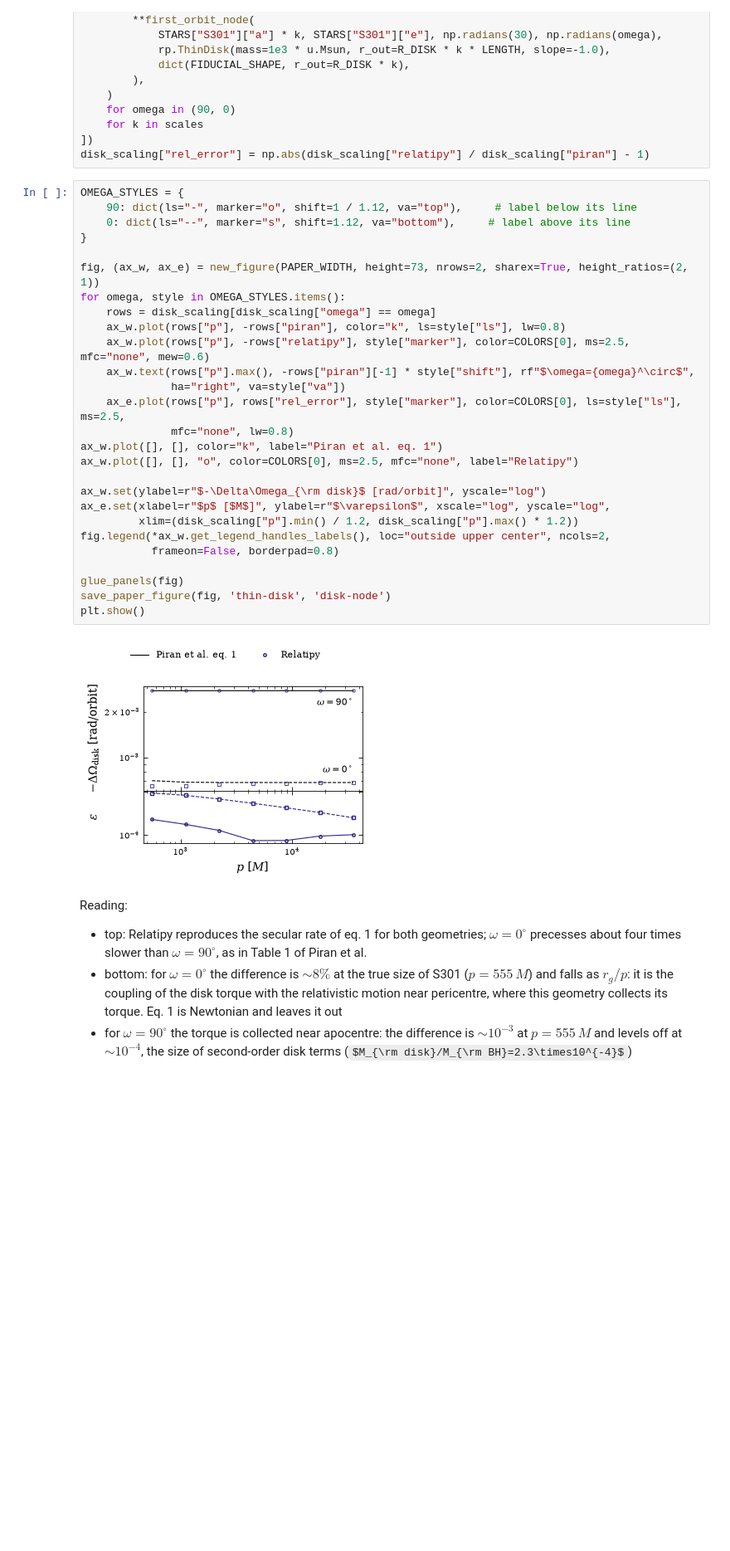
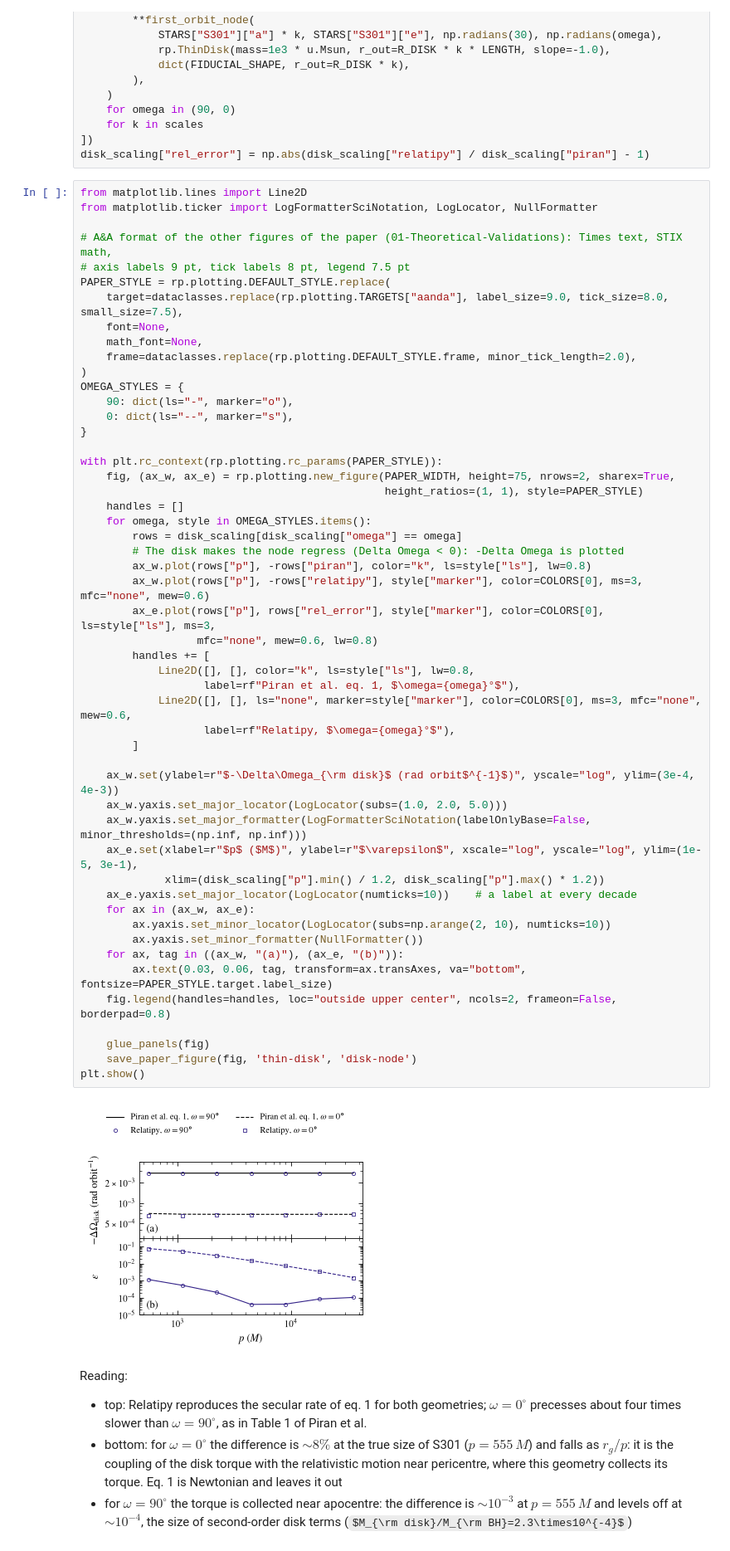
Before and after one commit to lldddv2/relatipy, a Jupyter notebook: docs/validation/02-Kerr-Thin-Disk-Extras.ipynb, the cells around one changed output. Shown at 83% size. Drawn from its saved outputs; the diff is of its cells as text; some formulas as TeX source; blank space fills up the shorter version.

```diff
--- a/docs/validation/02-Kerr-Thin-Disk-Extras.ipynb
+++ b/docs/validation/02-Kerr-Thin-Disk-Extras.ipynb
@@ -781,34 +781,58 @@ disk_scaling = Table(rows=[
 ])
 disk_scaling["rel_error"] = np.abs(disk_scaling["relatipy"] / disk_scaling["piran"] - 1)
 # %%
+from matplotlib.lines import Line2D
+from matplotlib.ticker import LogFormatterSciNotation, LogLocator, NullFormatter
+
+# A&A format of the other figures of the paper (01-Theoretical-Validations): Times text, STIX math,
+# axis labels 9 pt, tick labels 8 pt, legend 7.5 pt
+PAPER_STYLE = rp.plotting.DEFAULT_STYLE.replace(
+    target=dataclasses.replace(rp.plotting.TARGETS["aanda"], label_size=9.0, tick_size=8.0, small_size=7.5),
+    font=None,
+    math_font=None,
+    frame=dataclasses.replace(rp.plotting.DEFAULT_STYLE.frame, minor_tick_length=2.0),
+)
 OMEGA_STYLES = {
-    90: dict(ls="-", marker="o", shift=1 / 1.12, va="top"),     # label below its line
-    0: dict(ls="--", marker="s", shift=1.12, va="bottom"),     # label above its line
+    90: dict(ls="-", marker="o"),
+    0: dict(ls="--", marker="s"),
 }
 
-fig, (ax_w, ax_e) = new_figure(PAPER_WIDTH, height=73, nrows=2, sharex=True, height_ratios=(2, 1))
-for omega, style in OMEGA_STYLES.items():
-    rows = disk_scaling[disk_scaling["omega"] == omega]
-    ax_w.plot(rows["p"], -rows["piran"], color="k", ls=style["ls"], lw=0.8)
-    ax_w.plot(rows["p"], -rows["relatipy"], style["marker"], color=COLORS[0], ms=2.5, mfc="none", mew=0.6)
-    ax_w.text(rows["p"].max(), -rows["piran"][-1] * style["shift"], rf"$\omega={omega}^\circ$",
-              ha="right", va=style["va"])
-    ax_e.plot(rows["p"], rows["rel_error"], style["marker"], color=COLORS[0], ls=style["ls"], ms=2.5,
-              mfc="none", lw=0.8)
-ax_w.plot([], [], color="k", label="Piran et al. eq. 1")
-ax_w.plot([], [], "o", color=COLORS[0], ms=2.5, mfc="none", label="Relatipy")
+with plt.rc_context(rp.plotting.rc_params(PAPER_STYLE)):
+    fig, (ax_w, ax_e) = rp.plotting.new_figure(PAPER_WIDTH, height=75, nrows=2, sharex=True,
+                                               height_ratios=(1, 1), style=PAPER_STYLE)
+    handles = []
+    for omega, style in OMEGA_STYLES.items():
+        rows = disk_scaling[disk_scaling["omega"] == omega]
+        # The disk makes the node regress (Delta Omega < 0): -Delta Omega is plotted
+        ax_w.plot(rows["p"], -rows["piran"], color="k", ls=style["ls"], lw=0.8)
+        ax_w.plot(rows["p"], -rows["relatipy"], style["marker"], color=COLORS[0], ms=3, mfc="none", mew=0.6)
+        ax_e.plot(rows["p"], rows["rel_error"], style["marker"], color=COLORS[0], ls=style["ls"], ms=3,
+                  mfc="none", mew=0.6, lw=0.8)
+        handles += [
+            Line2D([], [], color="k", ls=style["ls"], lw=0.8,
+                   label=rf"Piran et al. eq. 1, $\omega={omega}°$"),
+            Line2D([], [], ls="none", marker=style["marker"], color=COLORS[0], ms=3, mfc="none", mew=0.6,
+                   label=rf"Relatipy, $\omega={omega}°$"),
+        ]
 
-ax_w.set(ylabel=r"$-\Delta\Omega_{\rm disk}$ [rad/orbit]", yscale="log")
-ax_e.set(xlabel=r"$p$ [$M$]", ylabel=r"$\varepsilon$", xscale="log", yscale="log",
-         xlim=(disk_scaling["p"].min() / 1.2, disk_scaling["p"].max() * 1.2))
-fig.legend(*ax_w.get_legend_handles_labels(), loc="outside upper center", ncols=2,
-           frameon=False, borderpad=0.8)
+    ax_w.set(ylabel=r"$-\Delta\Omega_{\rm disk}$ (rad orbit$^{-1}$)", yscale="log", ylim=(3e-4, 4e-3))
+    ax_w.yaxis.set_major_locator(LogLocator(subs=(1.0, 2.0, 5.0)))
+    ax_w.yaxis.set_major_formatter(LogFormatterSciNotation(labelOnlyBase=False, minor_thresholds=(np.inf, np.inf)))
+    ax_e.set(xlabel=r"$p$ ($M$)", ylabel=r"$\varepsilon$", xscale="log", yscale="log", ylim=(1e-5, 3e-1),
+             xlim=(disk_scaling["p"].min() / 1.2, disk_scaling["p"].max() * 1.2))
+    ax_e.yaxis.set_major_locator(LogLocator(numticks=10))    # a label at every decade
+    for ax in (ax_w, ax_e):
+        ax.yaxis.set_minor_locator(LogLocator(subs=np.arange(2, 10), numticks=10))
+        ax.yaxis.set_minor_formatter(NullFormatter())
+    for ax, tag in ((ax_w, "(a)"), (ax_e, "(b)")):
+        ax.text(0.03, 0.06, tag, transform=ax.transAxes, va="bottom", fontsize=PAPER_STYLE.target.label_size)
+    fig.legend(handles=handles, loc="outside upper center", ncols=2, frameon=False, borderpad=0.8)
 
-glue_panels(fig)
-save_paper_figure(fig, 'thin-disk', 'disk-node')
+    glue_panels(fig)
+    save_paper_figure(fig, 'thin-disk', 'disk-node')
 plt.show()
 # %% [output]
-[figure, old version]
+[figure, new version]
 # %% [markdown]
 Reading:
 
```
Also changed, not shown: 6 other files.
